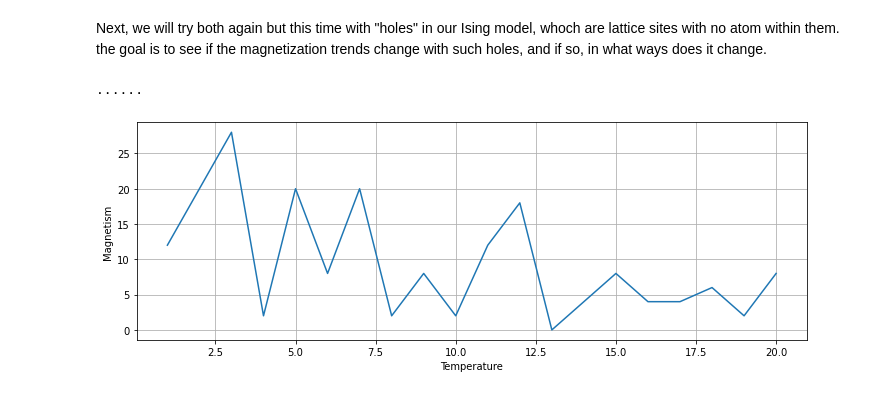
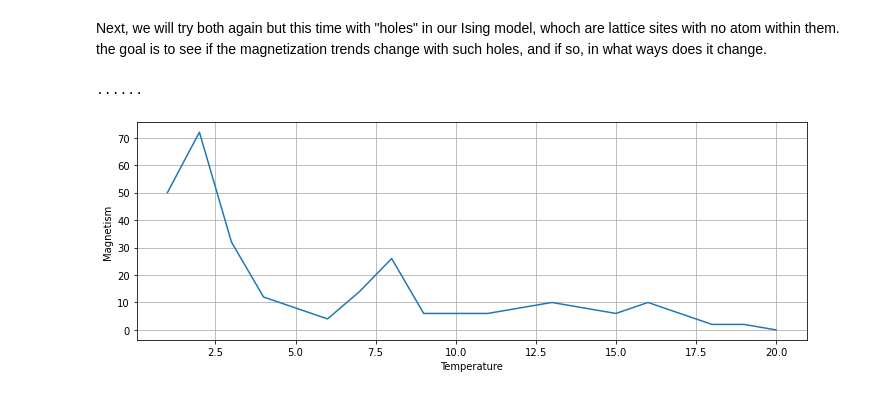
Before and after one commit to Steinburglar/Comp_physics_project3, a Jupyter notebook: modules/final_run.ipynb, the cells around one changed output. Drawn from its saved outputs; the diff is of its cells as text; code cells hidden in the pictures.

```diff
--- a/modules/final_run.ipynb
+++ b/modules/final_run.ipynb
@@ -41,12 +41,12 @@ Next, we will try both again but this time with "holes" in our Ising model, whoc
 # %%
 T = 1 #arbitrarily initialize T
 square_lattice_holes = lattice.Lattice(J = 1, holes=0.25)
 Squr_alg = metroplois2.Metroplois(square_lattice_holes, T)
-Squr_alg.plot_mag_temp(1000, 21, 'Metropolis_holes_anim.mp4')
+Squr_alg.plot_mag_temp(10000, 21, 'Metropolis_holes_anim.mp4')
 Video('Metropolis_holes_anim.mp4')
 # %% [output]
 ......
-[figure, old version]
+[figure, new version]
 [interactive output not drawn]
 # %%
 square_df_holes = square_lattice_holes.get_lattice()
```
Also changed, not shown: parts of 4 cells of this notebook, 7 other files.
